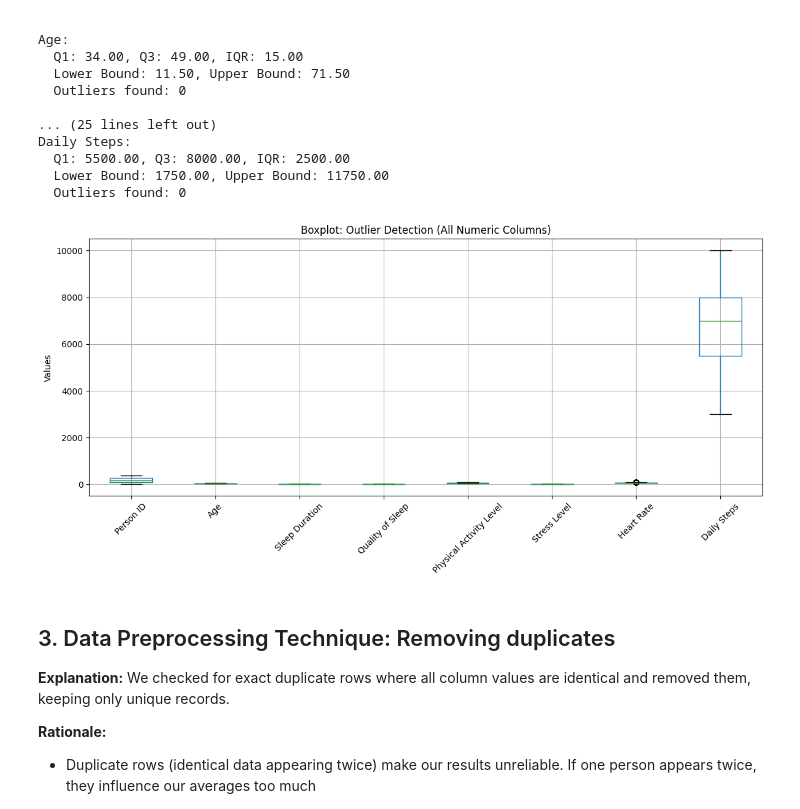
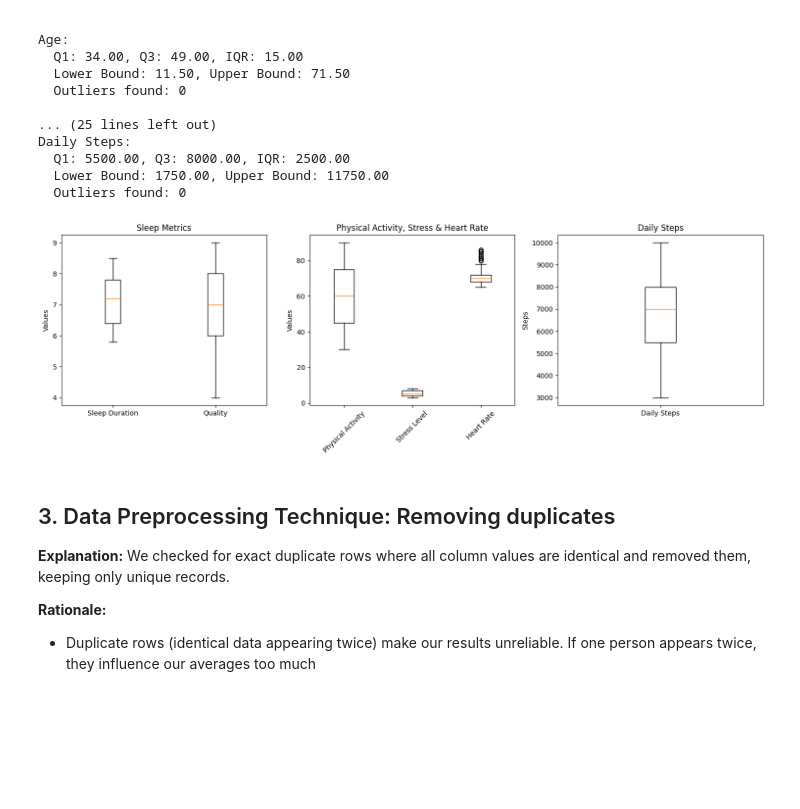
Before and after one commit to Kucheing/FirstOpeningZomato, a Jupyter notebook: ASGZD-1201/asg-Lab1.ipynb, the cells around one changed output. Saved outputs shown, nothing was run; the diff lists cells and outputs as text; code cells hidden in the pictures; blank space fills up the shorter version.

Commit message:
Updated boxplots ready to sent for submissions

```diff
--- a/ASGZD-1201/asg-Lab1.ipynb
+++ b/ASGZD-1201/asg-Lab1.ipynb
@@ -193,16 +193,31 @@ Daily Steps:
   Lower Bound: 1750.00, Upper Bound: 11750.00
   Outliers found: 0
 # %%
-# Boxplot for all numeric columns
-plt.figure(figsize=(12, 6))
-df[numeric_cols].boxplot()
-plt.title("Boxplot: Outlier Detection (All Numeric Columns)")
-plt.ylabel("Values")
-plt.xticks(rotation=45)
+# Create 3 separate boxplots to handle different scales
+fig, axes = plt.subplots(1, 3, figsize=(15, 5))
+
+# Plot 1: Sleep-related base on how much they sleep and how good their sleep is
+axes[0].boxplot(df[['Sleep Duration', 'Quality of Sleep']])
+axes[0].set_title('Sleep Metrics')
+axes[0].set_ylabel('Values')
+axes[0].set_xticklabels(['Sleep Duration', 'Quality'])
+
+# Plot 2: Physical Activity, Stress and Heart Rate how PA and stress level affect heart rate
+axes[1].boxplot(df[['Physical Activity Level', 'Stress Level', 'Heart Rate']])
+axes[1].set_title('Physical Activity, Stress & Heart Rate')
+axes[1].set_ylabel('Values')
+axes[1].set_xticklabels(['Physical Activity', 'Stress Level', 'Heart Rate'], rotation=45)
+
+# Plot 3: Daily Steps (on its own scale) too high of value compared to other metrics so we put it on its own boxplot
+axes[2].boxplot(df[['Daily Steps']])
+axes[2].set_title('Daily Steps')
+axes[2].set_ylabel('Steps')
+axes[2].set_xticklabels(['Daily Steps'])
+
 plt.tight_layout()
 plt.show()
 # %% [output]
-[figure, old version]
+[figure, new version]
 # %% [markdown]
 ## 3. Data Preprocessing Technique: Removing duplicates
 
```
Also changed, not shown: parts of 2 cells of this notebook.
